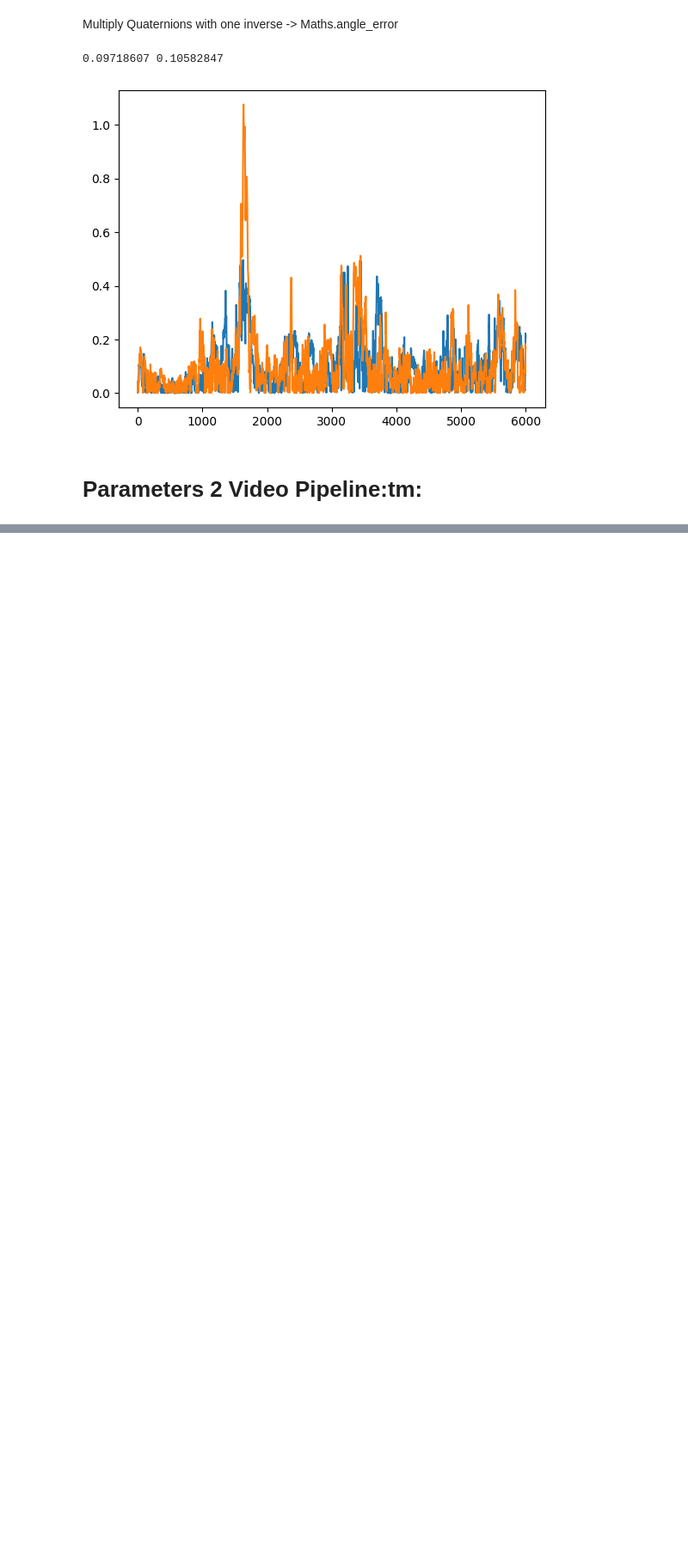
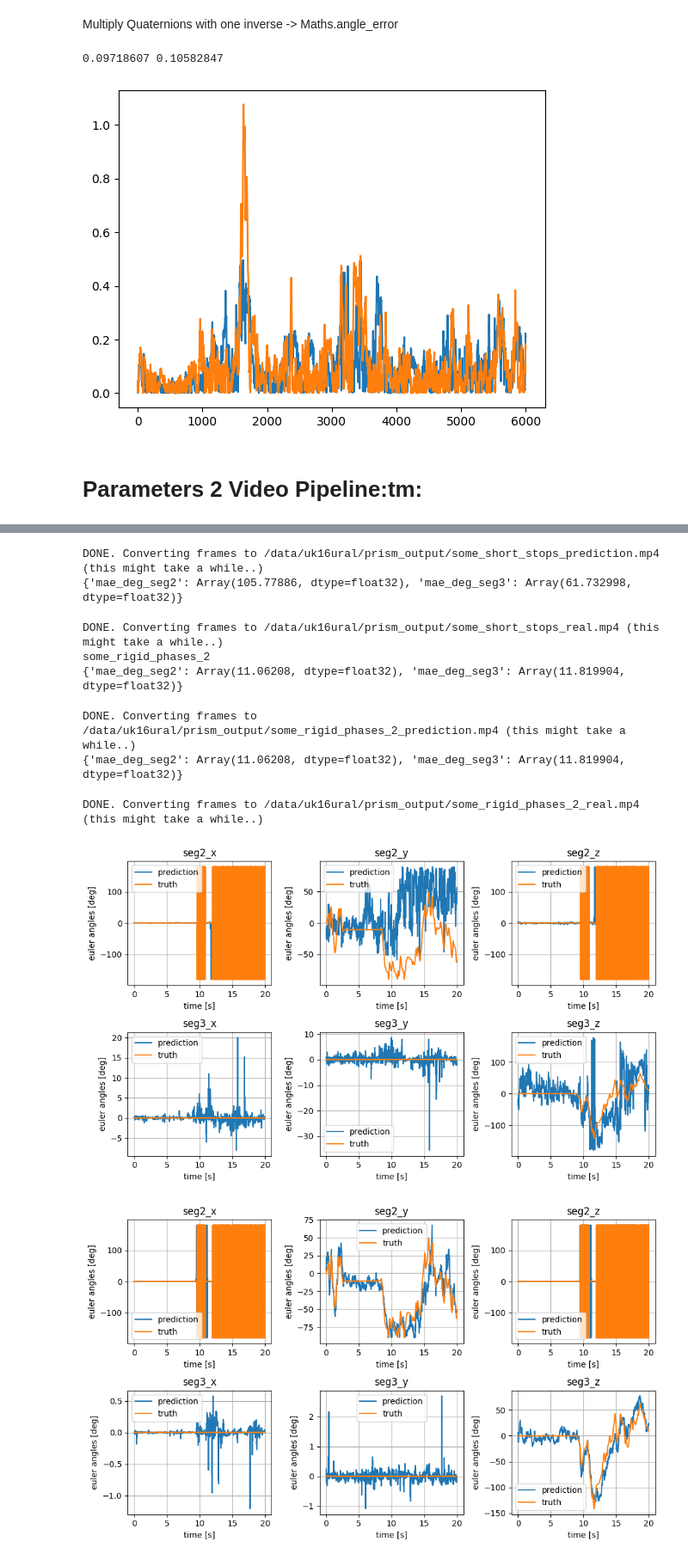
Before and after one commit to motschel123/Prism, a Jupyter notebook: inference/inference_test.ipynb, the cells around one changed output, grey strips where cells are left out. Shown at 86% size. Cells and saved outputs as stored; diff of their text form; code cells hidden in the pictures; blank space fills up the shorter version.

```diff
--- a/inference/inference_test.ipynb
+++ b/inference/inference_test.ipynb
@@ -23,8 +23,12 @@ problems = {
     "best_run" : Problem(1, jnp.array([0.02]), jnp.array([0.1])),
     "long_rigid_phase" : Problem(1, jnp.array([0.25]), jnp.array([0.1])),
     "many_tiny_stops" : Problem(30, jnp.array([0.001] * 30), jnp.array([0.0001] * 30)),
+    "some_short_stops_1" : Problem(5, jnp.array([0.02] * 5), jnp.array([0.005] * 5)),
+    "some_rigid_phases" : Problem(3, jnp.array([0.05] * 3), jnp.array([0.01] * 3)),
+    "best_run_2" : Problem(1, jnp.array([0.02]), jnp.array([0.1])),
+    "long_rigid_phase_2" : Problem(1, jnp.array([0.25]), jnp.array([0.1])),
     "some_short_stops" : Problem(5, jnp.array([0.02] * 5), jnp.array([0.005] * 5)),
-    "some_rigid_phases" : Problem(3, jnp.array([0.05] * 3), jnp.array([0.01] * 3))
+    "some_rigid_phases_2" : Problem(3, jnp.array([0.05] * 3), jnp.array([0.01] * 3))
 }
 # %% [markdown]
 ### Generate Data
@@ -430,0 +469,30 @@ Breakpoint 3 at /data/uk16ural/miniforge3/envs/prism/lib/python3.10/site-package
+# %%
+from x_xy.subpkgs import pipeline
+from neural_networks.rnno import rnno_v2
+import os
+user = os.environ["USER"]
+
+for problem_name in "some_short_stops", "some_rigid_phases_2":
+    params = load_pickle_params(problem_name)
+    path = f"/data/{user}/prism_output/{problem_name}"
+    for prediction in True, False:
+        if prediction:
+            print(problem_name)
+            render_path = path + "_prediction"
+        else:
+            render_path = path + "_real"
+
+        pipeline.predict(
+            sys=dustin_sys,
+            rnno_fn=rnno_v2,
+            X=X,
+            y=y,
+            xs=xs,
+            sys_xs=sys,
+            params=params,
+            plot=prediction,
+            render=True,
+            render_prediction=prediction,
+            render_path=render_path
+        )
+# %% [output]
@@ -430,0 +501,10 @@ Breakpoint 3 at /data/uk16ural/miniforge3/envs/prism/lib/python3.10/site-package
+DONE. Converting frames to /data/uk16ural/prism_output/some_short_stops_prediction.mp4 (this might take a while..)
+{'mae_deg_seg2': Array(105.77886, dtype=float32), 'mae_deg_seg3': Array(61.732998, dtype=float32)}
+DONE. Converting frames to /data/uk16ural/prism_output/some_short_stops_real.mp4 (this might take a while..)
+some_rigid_phases_2
+{'mae_deg_seg2': Array(11.06208, dtype=float32), 'mae_deg_seg3': Array(11.819904, dtype=float32)}
+DONE. Converting frames to /data/uk16ural/prism_output/some_rigid_phases_2_prediction.mp4 (this might take a while..)
+{'mae_deg_seg2': Array(11.06208, dtype=float32), 'mae_deg_seg3': Array(11.819904, dtype=float32)}
+DONE. Converting frames to /data/uk16ural/prism_output/some_rigid_phases_2_real.mp4 (this might take a while..)
+[figure, added]
+[figure, added]
```
Also changed, not shown: parts of 6 cells of this notebook.
